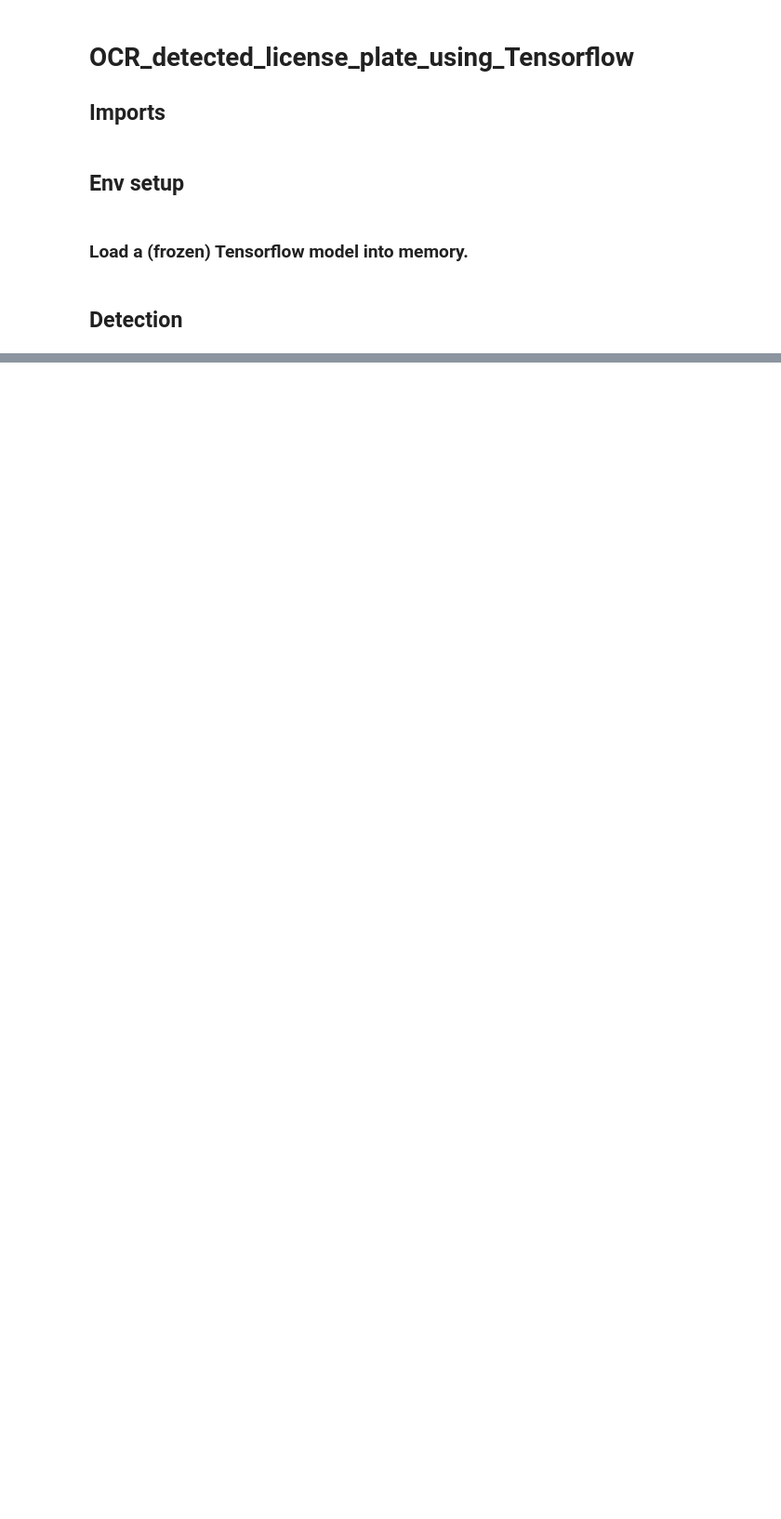
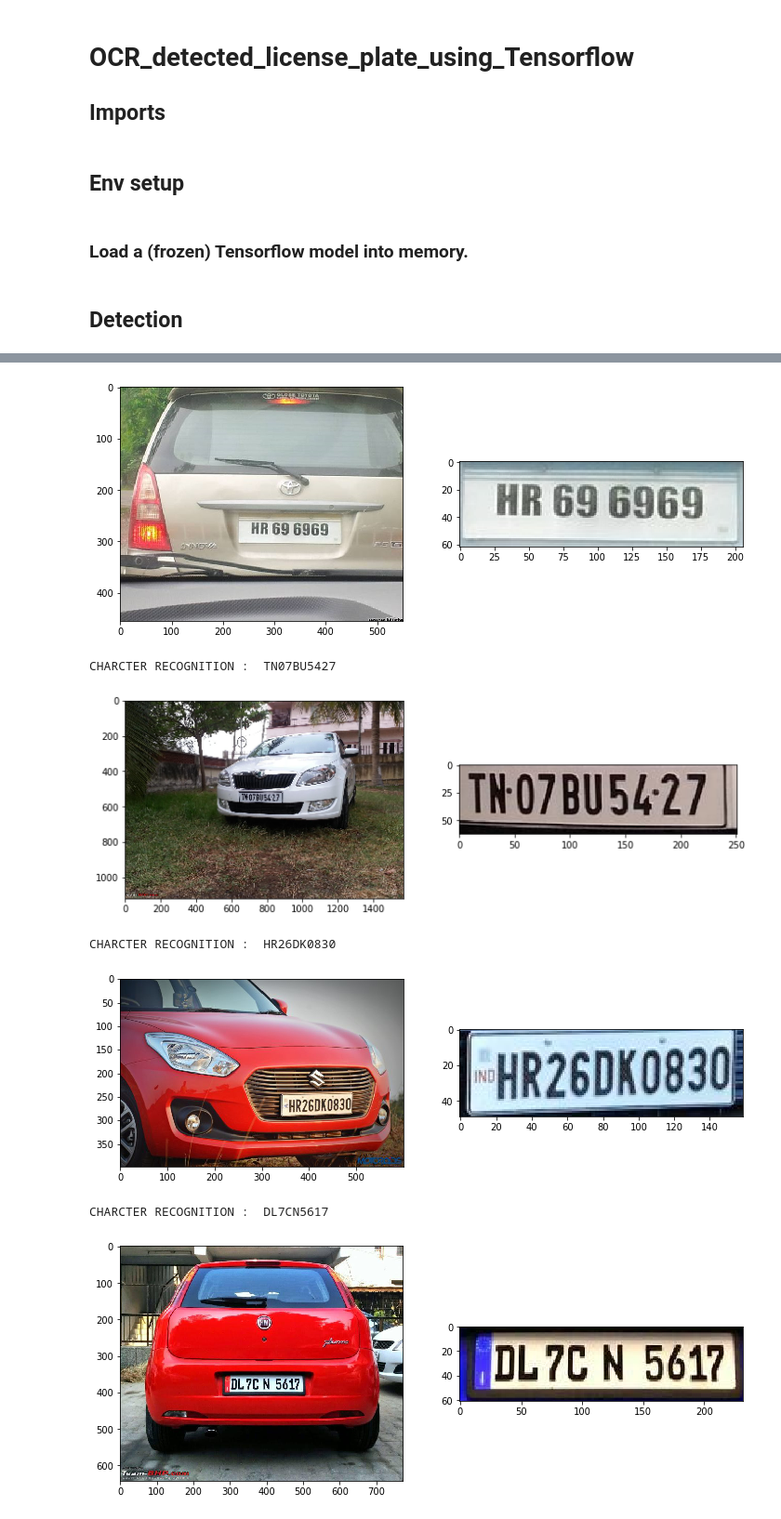
Before and after one commit to angooj/Vehicle-Number-Plate-detection-Using-Tensorflow, a Jupyter notebook: OCR_detected_license_plate_using_Tensorflow.ipynb, the cells around one changed output, grey strips where cells are left out. Shown at 93% size. Saved outputs shown, nothing was run; the diff lists cells and outputs as text; code cells hidden in the pictures; blank space fills up the shorter version.

Commit message:
Test Image Folder Updated

```diff
--- a/OCR_detected_license_plate_using_Tensorflow.ipynb
+++ b/OCR_detected_license_plate_using_Tensorflow.ipynb
@@ -18,6 +18,10 @@ import matplotlib.pyplot as plt
 from PIL import Image
 import cv2
 import pytesseract
+
+config = tf.ConfigProto()
+config.gpu_options.allow_growth = True
+tf.keras.backend.set_session(tf.Session(config=config))
 # %% [markdown]
 ## Env setup
 # %%
@@ -79,14 +83,14 @@ with detection_graph.as_default():
     od_graph_def.ParseFromString(serialized_graph)
     tf.import_graph_def(od_graph_def, name='')
 # %%
-#label_map = label_map_util.load_labelmap(PATH_TO_LABELS)
-#categories = label_map_util.convert_label_map_to_categories(label_map, max_num_classes=NUM_CLASSES, use_display_name=True)
-#category_index = label_map_util.create_category_index(categories)
+label_map = label_map_util.load_labelmap(PATH_TO_LABELS)
+categories = label_map_util.convert_label_map_to_categories(label_map, max_num_classes=NUM_CLASSES, use_display_name=True)
+category_index = label_map_util.create_category_index(categories)
 # %% [markdown]
 ## Detection
 # %%
 PATH_TO_TEST_IMAGES_DIR = 'png_tesseract/test_ram'
-TEST_IMAGE_PATHS = [ os.path.join(PATH_TO_TEST_IMAGES_DIR, 'image{}.JPEG'.format(i)) for i in range(random.randint(0, 10)) ]
+TEST_IMAGE_PATHS = [ os.path.join(PATH_TO_TEST_IMAGES_DIR, 'image{}.JPEG'.format(i)) for i in range(0,15) ]
 IMAGE_SIZE = (12, 8)
 TEST_DHARUN=os.path.join('number_plate')
 count = 0
@@ -121,8 +125,8 @@ with detection_graph.as_default():
 
       pytesseract.pytesseract.tesseract_cmd = r'C:\Program Files\Tesseract-OCR'
       pytesseract.pytesseract.tesseract_cmd = r"C:\Program Files\Tesseract-OCR\tesseract.exe"
-      text = pytesseract.image_to_string(Image.open(filename),lang=None)
-      print('CHARCTER RECOGNITION : ',anv.catch_rectify_plate_characters(text))
+      text = pytesseract.image_to_string(img_data,config=config)
+      print('CHARCTER RECOGNITION : ',catch_rectify_plate_characters(text))
       vis_util.visualize_boxes_and_labels_on_image_array(
           image_np,
           np.squeeze(boxes),
@@ -134,6 +138,9 @@ with detection_graph.as_default():
 
 
       plt.figure(figsize=IMAGE_SIZE)
+      plt.subplot(1,2,1)
+      plt.imshow(image)
+      plt.subplot(1,2,2)
       plt.imshow(img_data)
       plt.show()
 # %% [output]
@@ -143,0 +148,7 @@ UnknownError: Failed to get convolution algorithm. This is probably because cuDN
+[figure, added]
+CHARCTER RECOGNITION :  TN07BU5427
+[figure, added]
+CHARCTER RECOGNITION :  HR26DK0830
+[figure, added]
+CHARCTER RECOGNITION :  DL7CN5617
+[figure, added]
```
Also changed, not shown: parts of 1 cell of this notebook, 17 other files.
